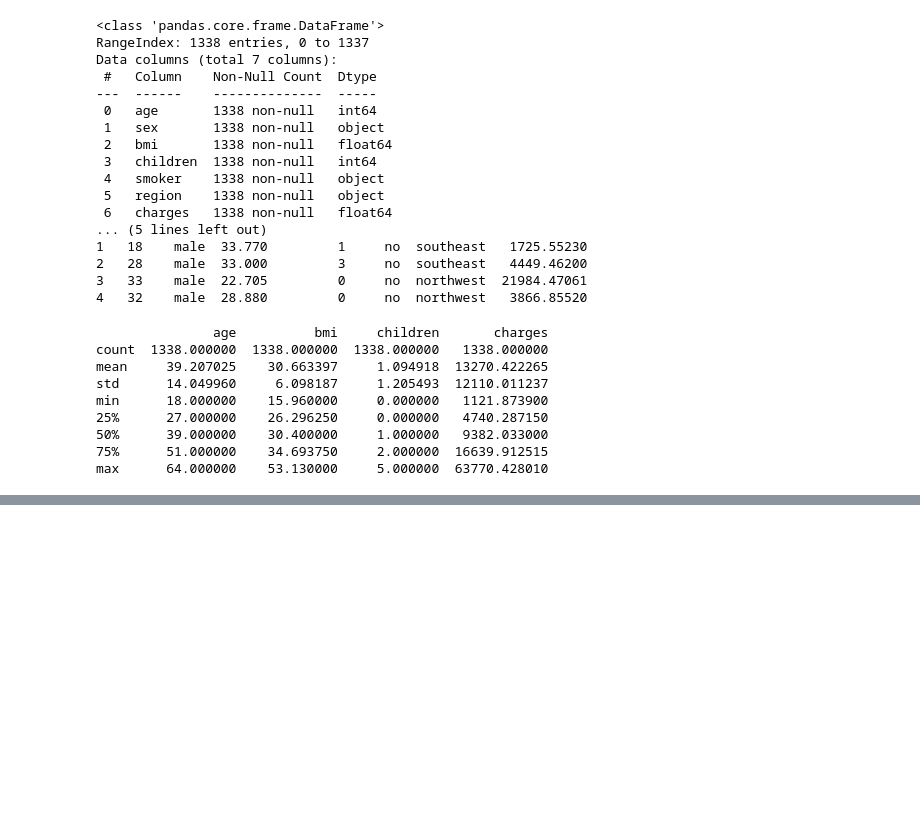
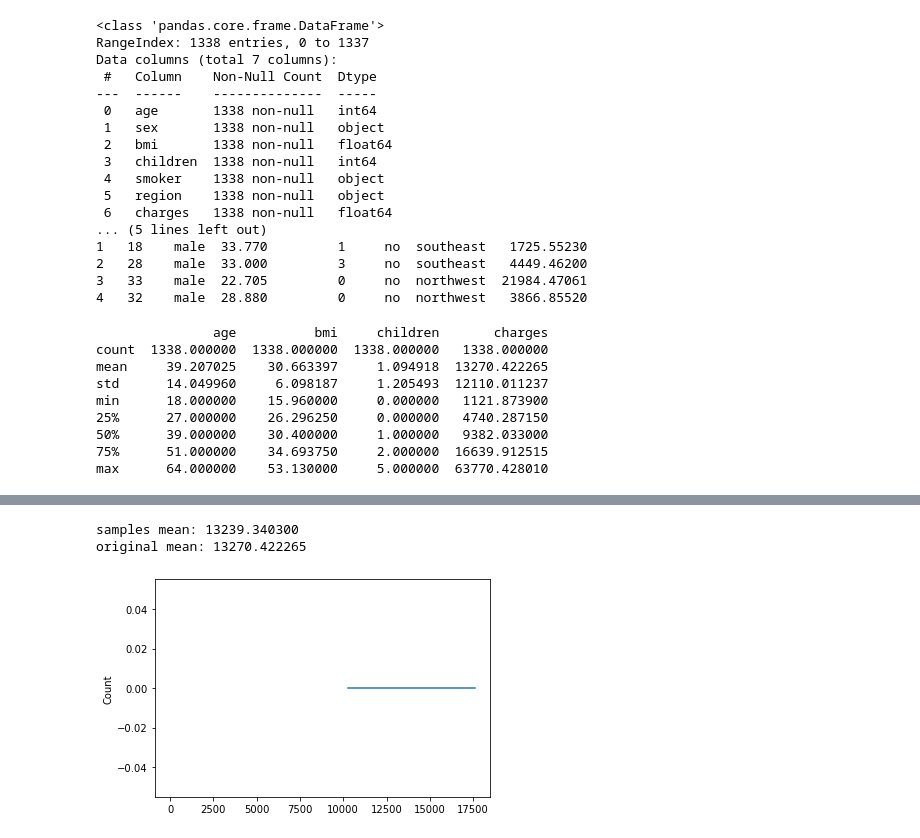
Before and after one commit to Fume5678/BigData_Course, a Jupyter notebook: lab_4/lab_4.ipynb, the cells around one changed output, grey strips where cells are left out. Drawn from its saved outputs; the diff is of its cells as text; code cells hidden in the pictures; blank space fills up the shorter version.

```diff
--- a/lab_4/lab_4.ipynb
+++ b/lab_4/lab_4.ipynb
@@ -62,0 +105,21 @@ fig.show()
+# %%
+df = data.charges
+
+chargesMeans = []
+for _ in range(300):
+    samples = data.charges.sample(n=100)
+    chargesMean = np.mean(samples)
+    chargesMeans.append(chargesMean)
+
+print("samples mean: %f"%np.mean(chargesMeans))
+print("original mean: %f"%np.mean(data.charges))
+
+# fig = px.bar(x=[x for x in range(300)], y=chargesMeans, title="charges CTL")
+# fig.update_layout(xaxis_title="range", yaxis_title="value")
+# fig.show()
+# sns.histplot(x=[x for x in range(300)], y=chargesMeans, kde=True);
+sns.histplot(data=chargesMeans, bins=[x for x in range(300)], kde=True);
+# %% [output]
+samples mean: 13239.340300
+original mean: 13270.422265
+[figure, added]
```
Also changed, not shown: parts of 4 cells of this notebook, 7 other files.
